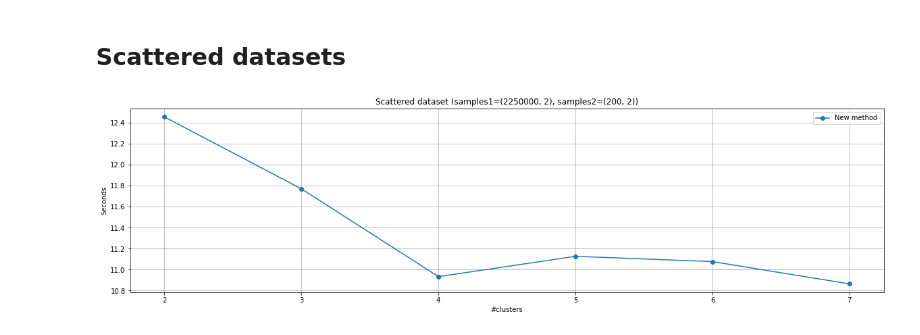
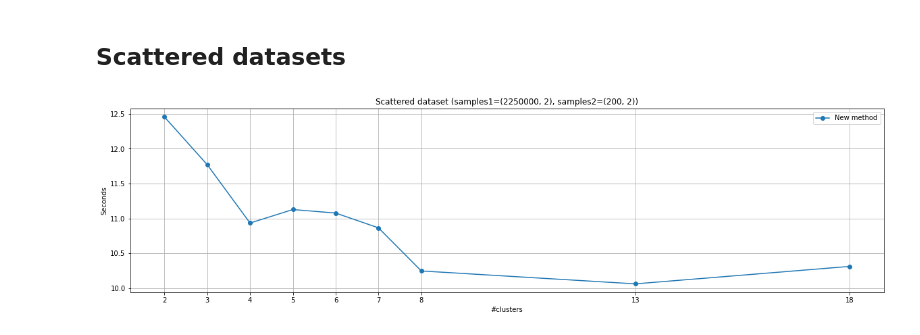
Before and after one commit to fandreuz/parallel-mapped-distance-matrix-archive, a Jupyter notebook: experiments/experiment_results_evaluation.ipynb, the cells around one changed output. Saved outputs shown, nothing was run; the diff lists cells and outputs as text; code cells hidden in the pictures.

Commit message:
add last scattered experiments

```diff
--- a/experiments/experiment_results_evaluation.ipynb
+++ b/experiments/experiment_results_evaluation.ipynb
@@ -164,21 +165,22 @@ excluding bpa=50
 # %%
 plt.figure(figsize=(20,5))
 
-xs = list(range(4,10))
+xs = list(range(4,11))
+xs.extend([15,20])
 
 plt.plot(xs, [results[(xi, 0.5)]['best'][1] for xi in xs], '-o', label='New method')
 #plt.plot(xs, [results[(xi, 0.5)]['pycsou']['dask'] for xi in xs], '-*', label='pycsou-dask')
 #plt.plot(xs, [results[(xi, 0.5)]['pycsou']['sparse'] for xi in xs], '-.', label='pycsou-sparse')
 
 plt.xticks(xs, np.array(xs) - 2)
 plt.xlabel('#clusters')
 plt.ylabel('Seconds')
 
 plt.title('Scattered dataset (samples1={}, samples2={})'.format(
         *tuple(map(lambda s: s.shape, samples_shape_for_idx(5)))))
 plt.grid()
 plt.legend()
 
 plt.show()
 # %% [output]
-[figure, old version]
+[figure, new version]
```
Also changed, not shown: parts of 1 cell of this notebook.
